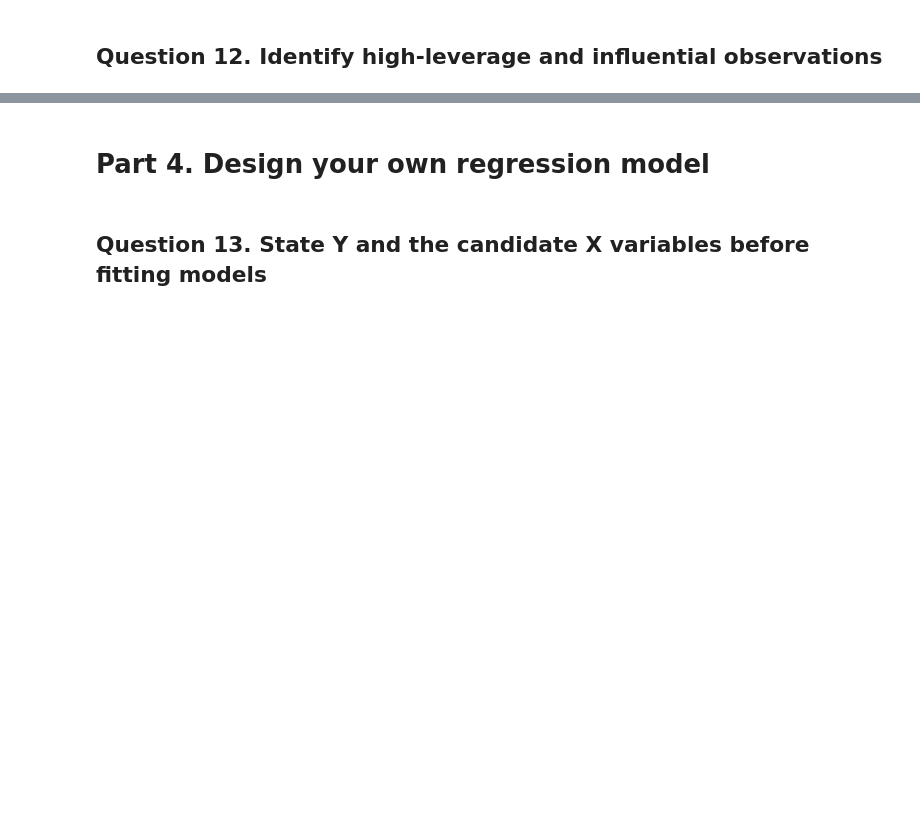
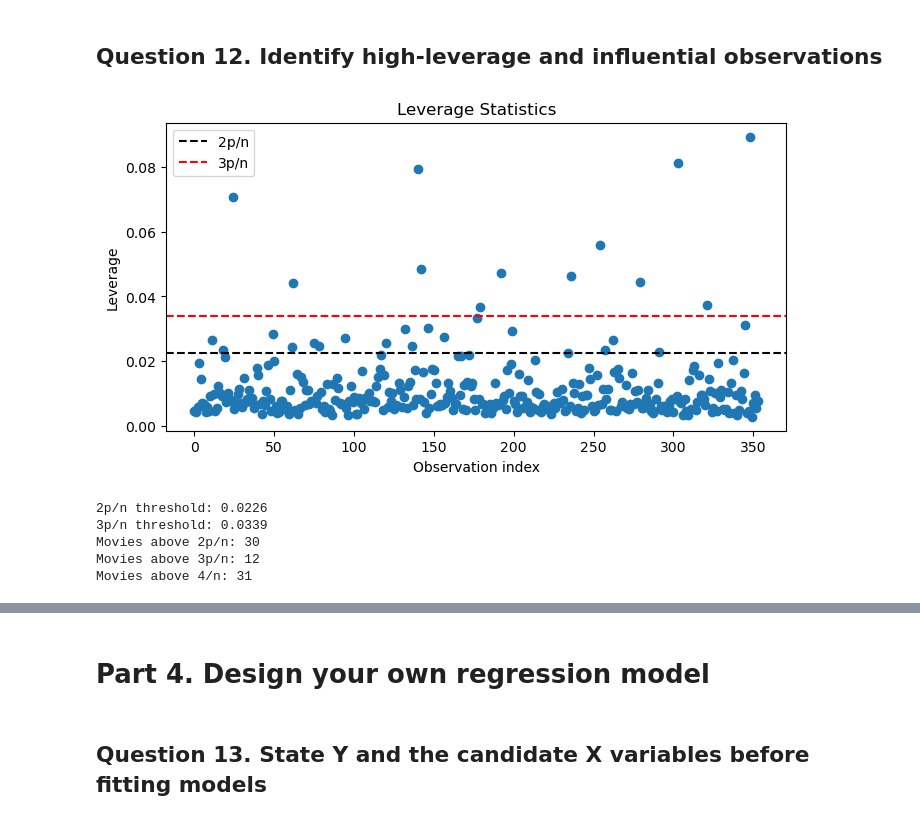
Before and after one commit to xiaogouyy/ass1, a Jupyter notebook: MGSC661_Movie_Regression_Homework_hints.ipynb, the cells around one changed output, grey strips where cells are left out. Cells and saved outputs as stored; diff of their text form; code cells hidden in the pictures; blank space fills up the shorter version.

```diff
--- a/MGSC661_Movie_Regression_Homework_hints.ipynb
+++ b/MGSC661_Movie_Regression_Homework_hints.ipynb
@@ -175,27 +286,36 @@ shapiro_result = shapiro(...)
 ## Question 12. Identify high-leverage and influential observations
 # %%
 # Leverage statistics, following the lecture.
-influence = ...
-leverage = ...
+influence = baseline_results.get_influence()
+leverage = influence.hat_matrix_diag
 
-n = ...
-p = ...
+n = X_baseline.shape[0]
+p = X_baseline.shape[1]
 leverage_2pn = 2 * p / n
 leverage_3pn = 3 * p / n
 
+
 fig, ax = subplots(figsize=(8, 4))
-ax.scatter(np.arange(n), ...)
+ax.scatter(np.arange(n), leverage)
 ax.axhline(leverage_2pn, color="black", linestyle="--", label="2p/n")
 ax.axhline(leverage_3pn, color="red", linestyle="--", label="3p/n")
 ax.set_xlabel("Observation index")
 ax.set_ylabel("Leverage")
 ax.set_title("Leverage Statistics")
 ax.legend()
 plt.show()
 
 print("2p/n threshold:", round(leverage_2pn, 4))
 print("3p/n threshold:", round(leverage_3pn, 4))
 print("Movies above 2p/n:", int((leverage > leverage_2pn).sum()))
 print("Movies above 3p/n:", int((leverage > leverage_3pn).sum()))
+print("Movies above 4/n:",int((cooks_distance > cook_threshold).sum()))
+# %% [output]
+[figure, added]
+2p/n threshold: 0.0226
+3p/n threshold: 0.0339
+Movies above 2p/n: 30
+Movies above 3p/n: 12
+Movies above 4/n: 31
 # %%
 # Cook's distance, following the lecture.
```
Also changed, not shown: parts of 16 cells of this notebook, 1 other file.
